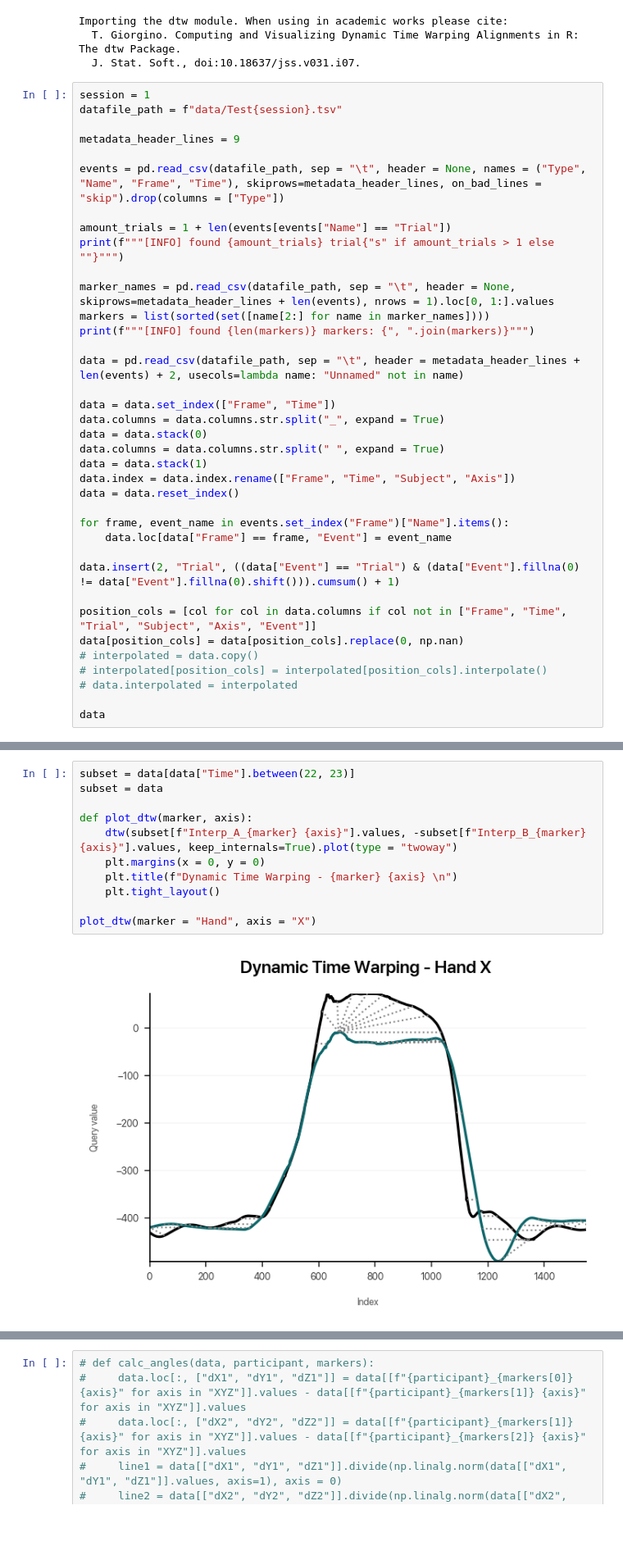
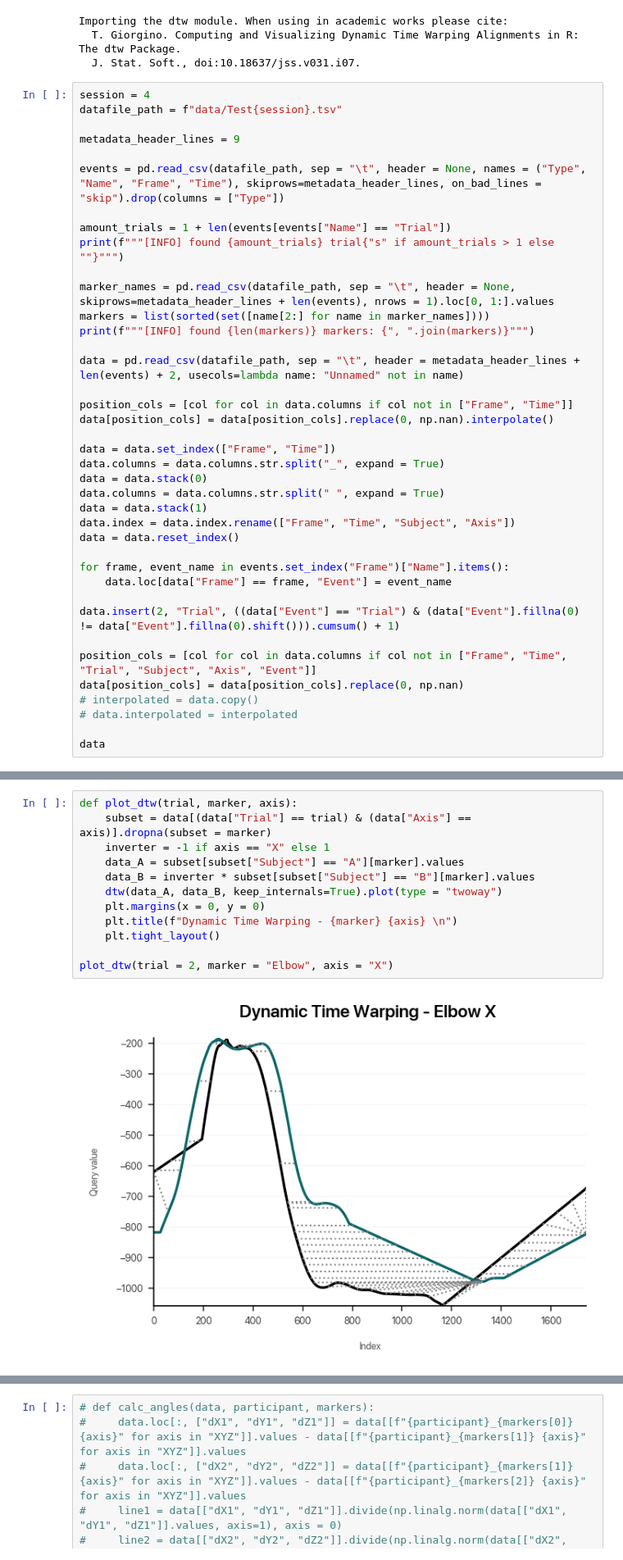
Before and after one commit to dlundgaard/dapup-mocap, a Jupyter notebook: analysis.ipynb, the cells around one changed output, grey strips where cells are left out. Shown at 82% size. Cells and saved outputs as stored; diff of their text form; blank space fills up the shorter version.

```diff
--- a/analysis.ipynb
+++ b/analysis.ipynb
@@ -12,7 +12,7 @@ Importing the dtw module. When using in academic works please cite:
   T. Giorgino. Computing and Visualizing Dynamic Time Warping Alignments in R: The dtw Package.
   J. Stat. Soft., doi:10.18637/jss.v031.i07.
 # %%
-session = 1
+session = 4
 datafile_path = f"data/Test{session}.tsv"
 
 metadata_header_lines = 9
@@ -27,6 +27,9 @@ markers = list(sorted(set([name[2:] for name in marker_names])))
 print(f"""[INFO] found {len(markers)} markers: {", ".join(markers)}""")
 
 data = pd.read_csv(datafile_path, sep = "\t", header = metadata_header_lines + len(events) + 2, usecols=lambda name: "Unnamed" not in name)
+
+position_cols = [col for col in data.columns if col not in ["Frame", "Time"]]
+data[position_cols] = data[position_cols].replace(0, np.nan).interpolate()
 
 data = data.set_index(["Frame", "Time"])
 data.columns = data.columns.str.split("_", expand = True)
@@ -44,7 +47,6 @@ data.insert(2, "Trial", ((data["Event"] == "Trial") & (data["Event"].fillna(0) !
 position_cols = [col for col in data.columns if col not in ["Frame", "Time", "Trial", "Subject", "Axis", "Event"]]
 data[position_cols] = data[position_cols].replace(0, np.nan)
 # interpolated = data.copy()
-# interpolated[position_cols] = interpolated[position_cols].interpolate()
 # data.interpolated = interpolated
 
 data
@@ -97,14 +99,15 @@ plot_position(trial = 1, marker = "Hand", axis = "X")
 # %%
-subset = data[data["Time"].between(22, 23)]
-subset = data
-
-def plot_dtw(marker, axis):
-    dtw(subset[f"Interp_A_{marker} {axis}"].values, -subset[f"Interp_B_{marker} {axis}"].values, keep_internals=True).plot(type = "twoway")
+def plot_dtw(trial, marker, axis):
+    subset = data[(data["Trial"] == trial) & (data["Axis"] == axis)].dropna(subset = marker)
+    inverter = -1 if axis == "X" else 1
+    data_A = subset[subset["Subject"] == "A"][marker].values
+    data_B = inverter * subset[subset["Subject"] == "B"][marker].values
+    dtw(data_A, data_B, keep_internals=True).plot(type = "twoway")
     plt.margins(x = 0, y = 0)
     plt.title(f"Dynamic Time Warping - {marker} {axis} \n")
     plt.tight_layout()
 
-plot_dtw(marker = "Hand", axis = "X")
+plot_dtw(trial = 2, marker = "Elbow", axis = "X")
 # %% [output]
-[figure, old version]
+[figure, new version]
 # %%
```
Also changed, not shown: parts of 3 cells of this notebook.
